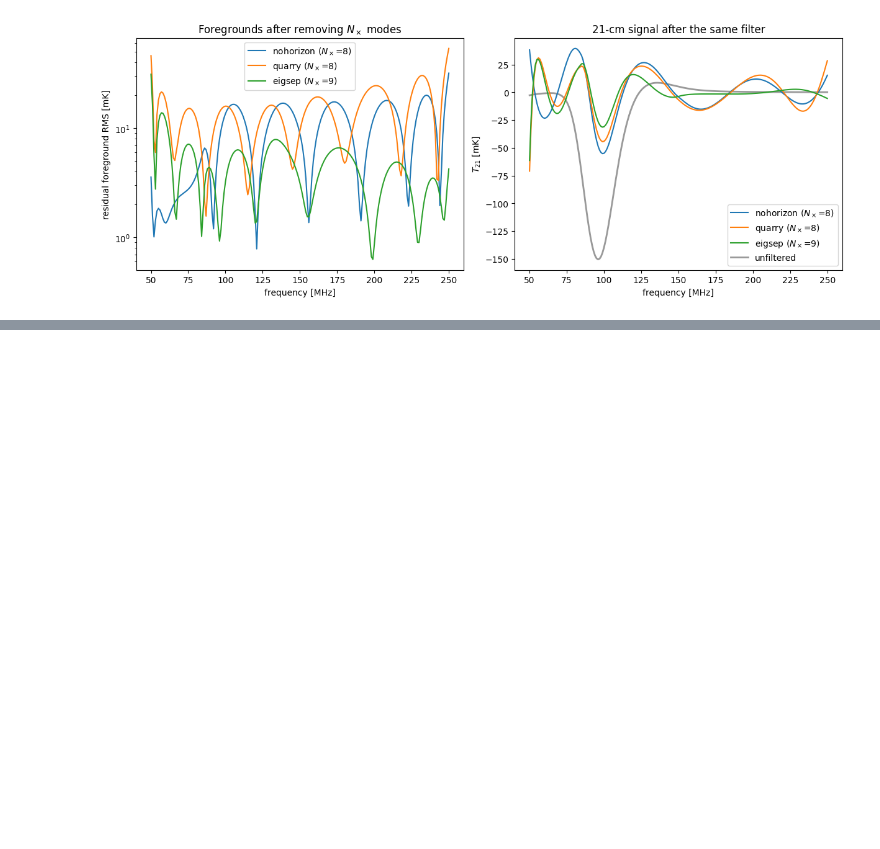
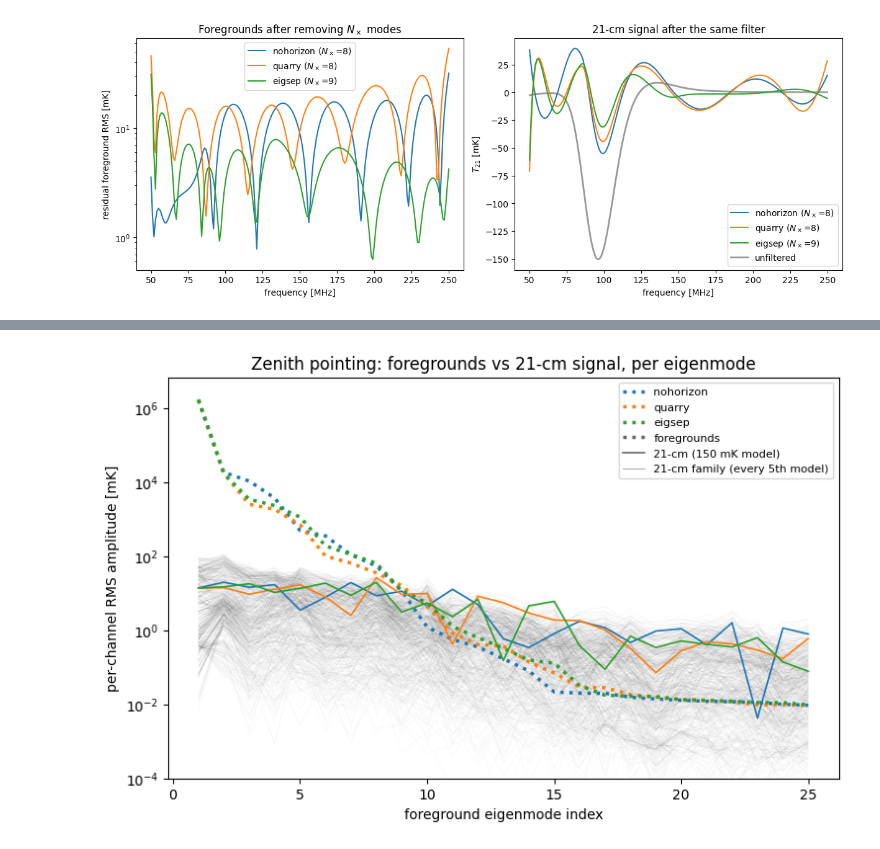
Before and after one commit to christianhbye/eigsep_mock_analysis, a Jupyter notebook: horizon_chromaticity/notebooks/chromaticity_pca.ipynb, the cells around one changed output, grey strips where cells are left out. Saved outputs shown, nothing was run; the diff lists cells and outputs as text; code cells hidden in the pictures; blank space fills up the shorter version.

```diff
--- a/horizon_chromaticity/notebooks/chromaticity_pca.ipynb
+++ b/horizon_chromaticity/notebooks/chromaticity_pca.ipynb
@@ -1127,0 +1143,38 @@ fig.savefig("fig4_zenith_filtered.pdf", bbox_inches="tight")
+# %%
+# fig3 alternate: model-family spaghetti instead of 16-84% bands
+K_REV = 25
+SUBSAMPLE = 5  # every 5th model of the family
+m = np.arange(1, K_REV + 1)
+
+fig, ax = plt.subplots(figsize=(7.5, 4.8), constrained_layout=True)
+# gray family spaghetti first, so the colored curves stay on top
+for c in CASES:
+    V = svd_zen[c]["V"]
+    a_fam = np.abs(t21[::SUBSAMPLE] @ V) / sqrt_nf * 1e3  # [mK]
+    ax.semilogy(m, a_fam[:, :K_REV].T, color="k", lw=0.3, alpha=0.04)
+for c in CASES:
+    s, V = svd_zen[c]["s"], svd_zen[c]["V"]
+    fg_mode = s / np.sqrt(svd_zen[c]["n_samp"]) / sqrt_nf * 1e3  # [mK]
+    ax.semilogy(m, fg_mode[:K_REV], color=COLORS[c], lw=2.5, ls=":", label=c)
+    ax.semilogy(
+        m,
+        np.abs(V.T @ t21_nom)[:K_REV] / sqrt_nf * 1e3,
+        color=COLORS[c],
+        lw=1.2,
+    )
+ax.plot([], [], color="0.4", lw=2.5, ls=":", label="foregrounds")
+ax.plot([], [], color="0.4", lw=1.2, label="21-cm (150 mK model)")
+ax.plot(
+    [], [], color="k", lw=0.5, alpha=0.5,
+    label=f"21-cm family (every {SUBSAMPLE}th model)",
+)
+ax.set_ylim(1e-4, None)
+ax.set_xlabel("foreground eigenmode index")
+ax.set_ylabel("per-channel RMS amplitude [mK]")
+ax.set_title("Zenith pointing: foregrounds vs 21-cm signal, per eigenmode")
+ax.legend(fontsize=8)
+plt.show()
+
+fig.savefig("fig3_zenith_eigenbasis_spaghetti.pdf", bbox_inches="tight")
+# %% [output]
+[figure, added]
```
Also changed, not shown: parts of 2 cells of this notebook, 6 other files.
